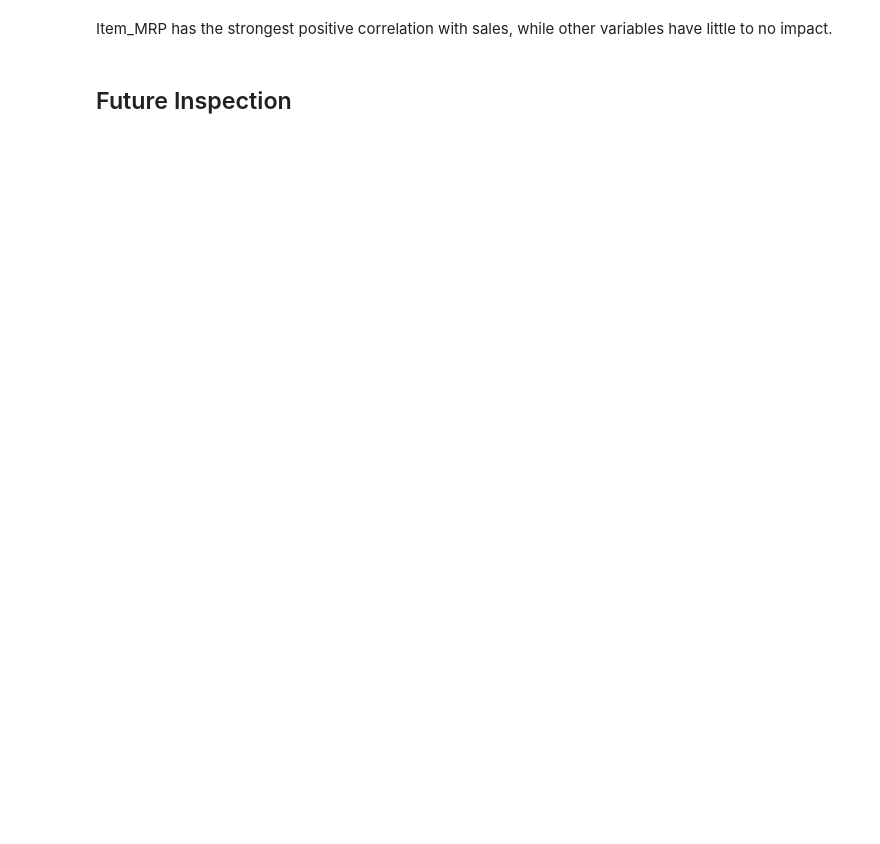
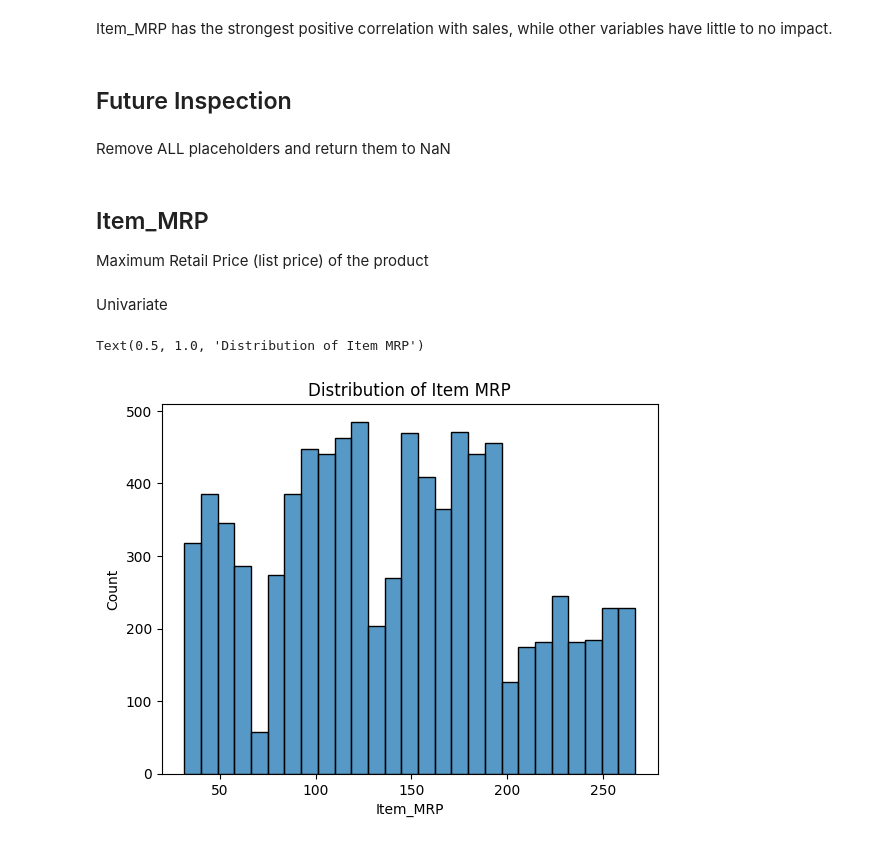
Before and after one commit to ayatayoub20/Prediction-of-Product-Sales, a Jupyter notebook: Prediction_of_Product_Sales.ipynb, the cells around one changed output. Saved outputs shown, nothing was run; the diff lists cells and outputs as text; code cells hidden in the pictures; blank space fills up the shorter version.

```diff
--- a/Prediction_of_Product_Sales.ipynb
+++ b/Prediction_of_Product_Sales.ipynb
@@ -216,6 +216,8 @@ Text(0.5, 1.0, 'Correlation Heatmap')
 Item_MRP has the strongest positive correlation with sales, while other variables have little to no impact.
 # %% [markdown]
 ## Future Inspection
+# %% [markdown]
+Remove ALL placeholders and return them to NaN
 # %%
 # categorical
 df['Outlet_Size'] = df['Outlet_Size'].replace('Unknown', np.nan)
@@ -223,3 +225,14 @@ df['Outlet_Size'] = df['Outlet_Size'].replace('Unknown', np.nan)
 # numerical
 df_original = pd.read_csv('/content/drive/MyDrive/AXSOSACADEMY/01-Fundamentals/Week02/Data/sales_predictions_2023.csv')
 df['Item_Weight'] = df_original['Item_Weight']
+# %% [markdown]
+## Item_MRP
+Maximum Retail Price (list price) of the product
+# %% [markdown]
+Univariate
+# %%
+sns.histplot(data=df, x='Item_MRP')
+plt.title('Distribution of Item MRP')
+# %% [output]
+Text(0.5, 1.0, 'Distribution of Item MRP')
+[figure, added]
```
Also changed, not shown: parts of 34 cells of this notebook.
